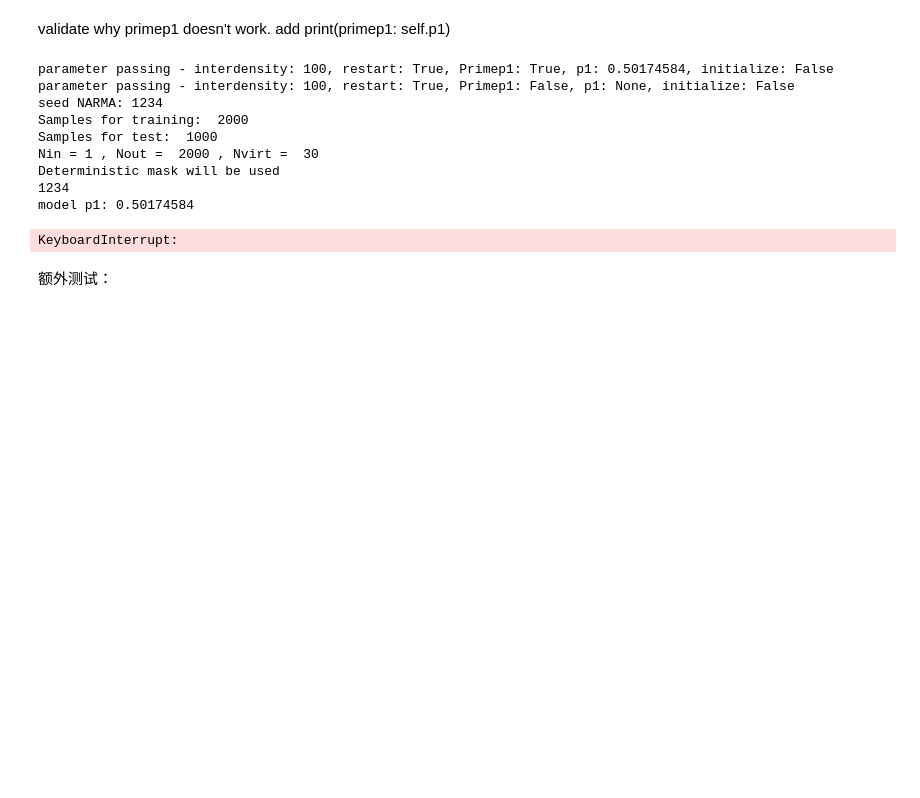
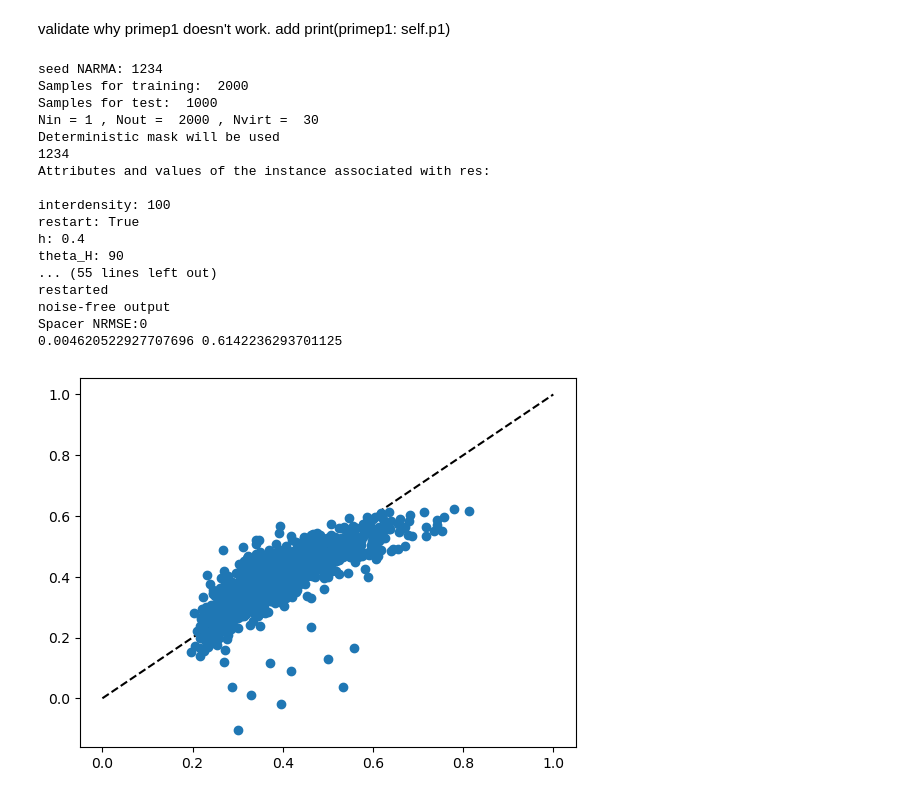
Before and after one commit to spintronic-computing-group/spnc, a Jupyter notebook: Cross-check.ipynb, the cells around one changed output. Saved outputs shown, nothing was run; the diff lists cells and outputs as text; code cells hidden in the pictures; blank space fills up the shorter version.

```diff
--- a/Cross-check.ipynb
+++ b/Cross-check.ipynb
@@ -904,40 +904,46 @@ bias = True
 h = 0.4
 theta_H = 90
 k_s_0 = 0
 phi = 45
 beta_prime = 20
 
 # Params
 params = {
     'theta':0.3,
     'gamma':.113,
     'delay_feedback':0,
     'Nvirt':Nvirt,
-    'noise_enable': 'both',
+    'noise_enable': 'None',
     'noise_std':0.00013,
     'train_sample': Ntrain,
     'test_sample': Ntest
 }
 
 
-spn = spnc_anisotropy(h, theta_H, k_s_0, phi, beta_prime,restart = True,Primep1=True,p1=0.50174584,initialize = False)
-transforms = spn.gen_signal_slow_delayed_feedback
+spn = spnc_anisotropy(h, theta_H, k_s_0, phi, beta_prime,restart = True,Primep1=None,p1=0.50174584,initialize = False)
+# transforms = spn.gen_signal_slow_delayed_feedback
 transformf = spn.gen_signal_fast_delayed_feedback
 
 # run
-(y_test_s,y_pred_s) = ml.spnc_narma10(Ntrain,Ntest,Nvirt,m0,bias,transforms,params,seed_NARMA=1234,fixed_mask=True,return_outputs=True)
+# (y_test_s,y_pred_s) = ml.spnc_narma10(Ntrain,Ntest,Nvirt,m0,bias,transforms,params,seed_NARMA=1234,fixed_mask=True,return_outputs=True)
 # run
 (y_test_f,y_pred_f) = ml.spnc_narma10(Ntrain,Ntest,Nvirt,m0,bias,transformf,params,seed_NARMA=1234,fixed_mask=True,return_outputs=True)
 # %% [output]
-parameter passing - interdensity: 100, restart: True, Primep1: True, p1: 0.50174584, initialize: False
-parameter passing - interdensity: 100, restart: True, Primep1: False, p1: None, initialize: False
 seed NARMA: 1234
 Samples for training:  2000
 Samples for test:  1000
 Nin = 1 , Nout =  2000 , Nvirt =  30
 Deterministic mask will be used
 1234
-model p1: 0.50174584
+Attributes and values of the instance associated with res:
+
+interdensity: 100
+restart: True
+h: 0.4
+theta_H: 90
+... (55 lines left out)
+restarted
+noise-free output
+Spacer NRMSE:0
+0.004620522927707696 0.6142236293701125
-KeyboardInterrupt:
+[figure, added]
-# %% [markdown]
-额外测试：
```
Also changed, not shown: parts of 2 cells of this notebook.
